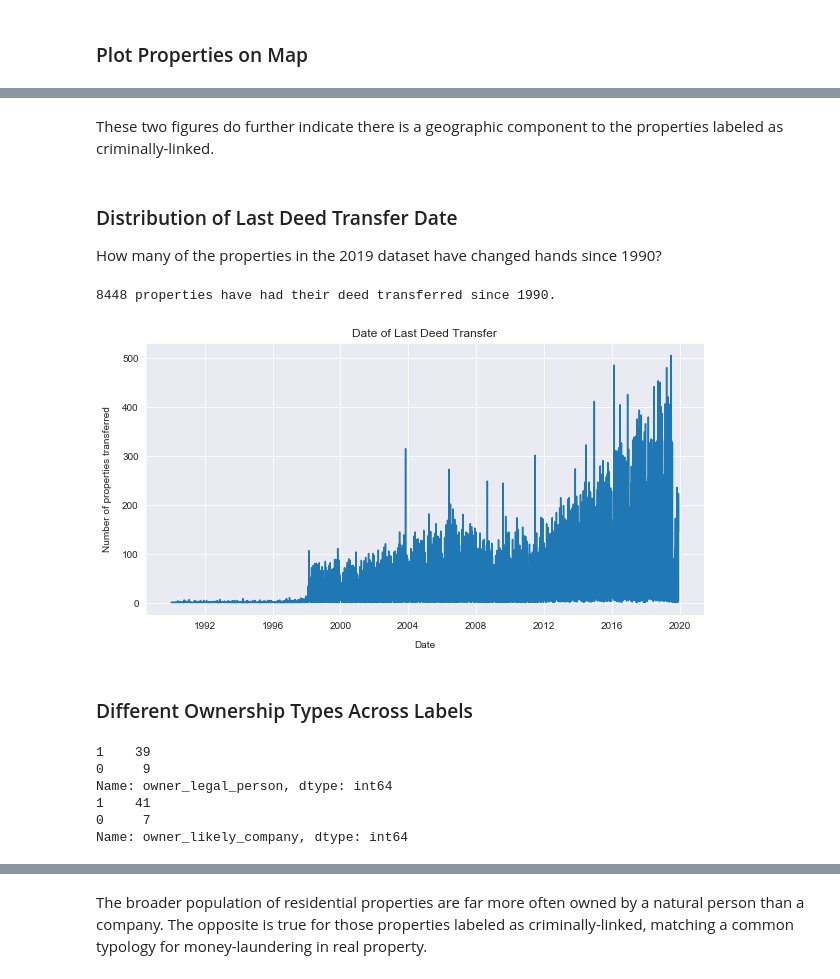
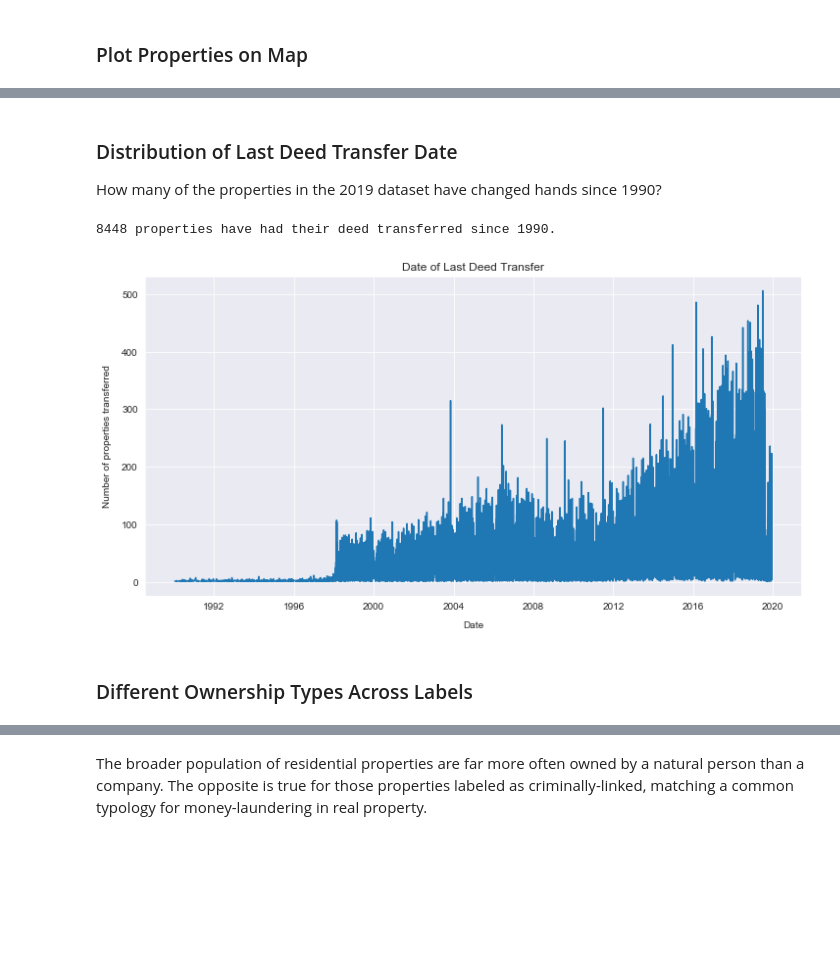
Before and after one commit to mpky/property_project, a Jupyter notebook: notebooks/Bexar_EDA.ipynb, the cells around one changed output, grey strips where cells are left out. Saved outputs shown, nothing was run; the diff lists cells and outputs as text; code cells hidden in the pictures; blank space fills up the shorter version.

```diff
--- a/notebooks/Bexar_EDA.ipynb
+++ b/notebooks/Bexar_EDA.ipynb
@@ -148,5 +113,3 @@ plt.show()
-# %% [markdown]
-These two figures do further indicate there is a geographic component to the properties labeled as criminally-linked.
 # %% [markdown]
 ### Distribution of Last Deed Transfer Date
 
@@ -154,28 +117,17 @@ How many of the properties in the 2019 dataset have changed hands since 1990?
 # %%
 num_transfer = prop_df.deed_dt.value_counts().sort_index().loc['1990-01-01':,].count()
 print("{} properties have had their deed transferred since 1990.".format(num_transfer))
 
 # What is the distribution of the deed_dt in the dataset Bexar County
-plt.figure(figsize=(10,5))
+plt.figure(figsize=(12,6))
 plt.plot(prop_df.deed_dt.value_counts().sort_index().loc['1990-01-01':,])
 plt.title("Date of Last Deed Transfer")
 plt.ylabel('Number of properties transferred', labelpad=10)
 plt.xlabel('Date', labelpad=10)
 plt.show()
 # %% [output]
 8448 properties have had their deed transferred since 1990.
-[figure, old version]
+[figure, new version]
 # %% [markdown]
 ### Different Ownership Types Across Labels
-# %%
-# Are these properties owned by companies or people?
-print(prop_df[prop_df.crim_prop==1]['owner_legal_person'].value_counts())
-print(prop_df[prop_df.crim_prop==1]['owner_likely_company'].value_counts())
-# %% [output]
-1    39
-0     9
-Name: owner_legal_person, dtype: int64
-1    41
-0     7
-Name: owner_likely_company, dtype: int64
 # %%
```
Also changed, not shown: parts of 44 cells of this notebook.
